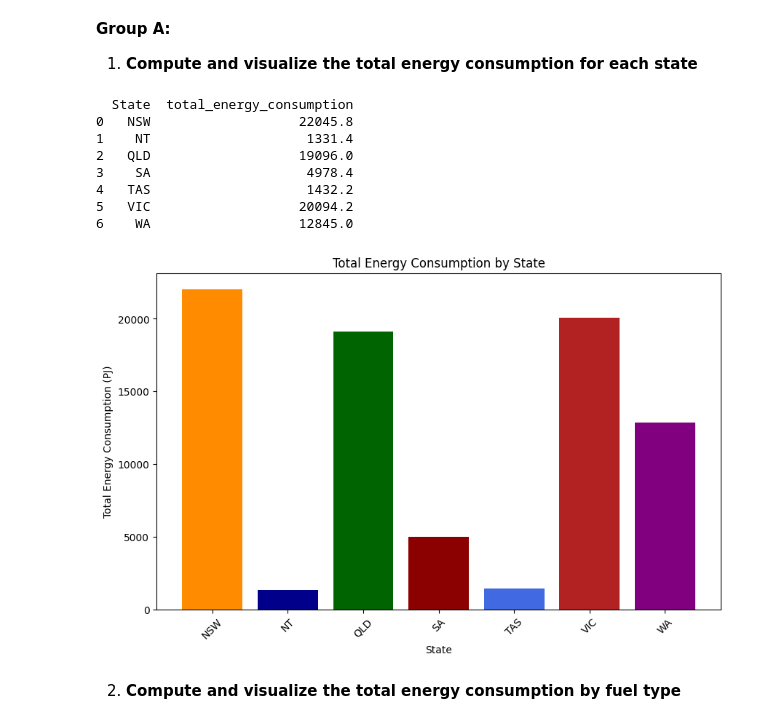
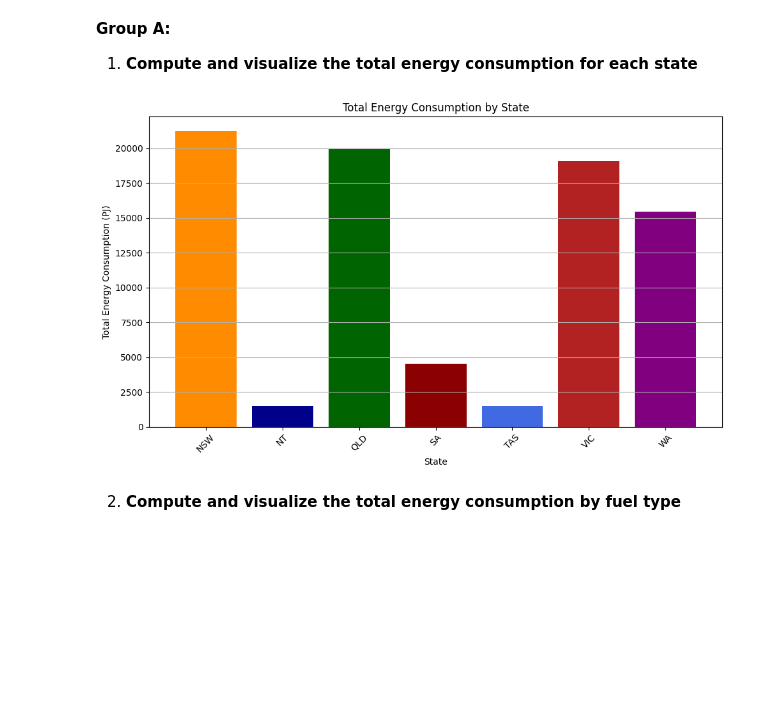
Before and after one commit to TanisiCurtin/Programming-Assignment-2, a Jupyter notebook: Business_Report_Notebook.ipynb, the cells around one changed output. Cells and saved outputs as stored; diff of their text form; code cells hidden in the pictures; blank space fills up the shorter version.

```diff
--- a/Business_Report_Notebook.ipynb
+++ b/Business_Report_Notebook.ipynb
@@ -72,50 +72,62 @@ So there is one Table called AUS_energy with 8 columns Year	State	Coal (PJ)	Oil
  **Group A:**
 1. **Compute and visualize the total energy consumption for each state**
 # %%
-# Sample Data Definition
-data = {
-    'Year': ['2008-09']*7 + ['2009-10']*7 + ['2010-11']*7 + ['2011-12']*7 + ['2012-13']*7 + ['2013-14']*7 + ['2014-15']*7 + ['2015-16']*7 + ['2016-17']*7 + ['2017-18']*7 + ['2018-19']*7 + ['2019-20']*7 + ['2020-21']*7 + ['2021-22']*7,
-    'State': ['WA', 'NSW', 'VIC', 'QLD', 'SA', 'TAS', 'NT']*14,
-    'Coal (PJ)': [132.9, 800.9, 695.3, 629.2, 80.2, 12.4, None]*14,
-    'Oil (PJ)': [294.3, 587.5, 432.9, 469.5, 120.2, 41.6, 54.8]*14,
-    'Gas (PJ)': [474.7, 131.6, 273.5, 187.9, 134, 11.2, 39.9]*14,
-    'Renewables (PJ)': [15.6, 54.7, 33.6, 77.4, 21.2, 37.1, 0.4]*14
-}
+# SQL query to select energy data from the AUS_energy table
+sql_query = """
+SELECT
+    Year,
+    State,
+    `Coal (PJ)`,
+    `Oil (PJ)`,
+    `Gas (PJ)`,
+    `Renewables (PJ)`
+FROM
+    AUS_energy;
+"""
 
-# Create DataFrame
-df = pd.DataFrame(data)
+# Read data from SQL query into a DataFrame
+df = pd.read_sql_query(sql_query, conn)
+ #preproccessing data- done with the help of Copilot AI
+def preprocess_energy_data(df, energy_columns):
+    """
+    Preprocess the energy data by converting energy columns to numeric values.
 
-# Convert the energy columns to numeric, forcing any errors to NaN
+    Parameters:
+    df (pd.DataFrame): The input data frame containing energy data.
+    energy_columns (list): List of energy columns to be converted.
+
+    Returns:
+    pd.DataFrame: The processed data frame with numeric energy columns.
+    """
+    df[energy_columns] = df[energy_columns].apply(pd.to_numeric, errors='coerce')
+    return df
+
+# Define the energy columns
 energy_columns = ['Coal (PJ)', 'Oil (PJ)', 'Gas (PJ)', 'Renewables (PJ)']
-df[energy_columns] = df[energy_columns].apply(pd.to_numeric, errors='coerce')
+
+# Preprocess the energy data
+df = preprocess_energy_data(df, energy_columns)
 
 # Calculate total energy consumption
 df['total_energy_consumption'] = df[energy_columns].sum(axis=1)
 
 # Group by state and sum the total energy consumption
-total_consumption_by_state = df.groupby('State')['total_energy_consumption'].sum().reset_index()
+total_cons_by_state = df.groupby('State')['total_energy_consumption'].sum().reset_index()
 
-# Print the table
-print(total_consumption_by_state)
-
-# Plot the total energy consumption by state
+# Plot the total energy consumption by state ( used Gemini AI to figure out the colors for python)
 plt.figure(figsize=(10, 6))
-plt.bar(total_consumption_by_state['State'], total_consumption_by_state['total_energy_consumption'], color=['darkorange', 'darkblue', 'darkgreen', 'darkred','royalblue','firebrick','purple'])
+plt.bar(total_cons_by_state['State'], total_cons_by_state['total_energy_consumption'], color=['darkorange', 'darkblue', 'darkgreen', 'darkred', 'royalblue', 'firebrick', 'purple'])
 plt.title('Total Energy Consumption by State')
 plt.ylabel('Total Energy Consumption (PJ)')
 plt.xlabel('State')
 plt.xticks(rotation=45)
+plt.grid(axis='y')
+
+# Show the plot
+plt.tight_layout()
 plt.show()
 # %% [output]
-  State  total_energy_consumption
-0   NSW                   22045.8
-1    NT                    1331.4
-2   QLD                   19096.0
-3    SA                    4978.4
-4   TAS                    1432.2
-5   VIC                   20094.2
-6    WA                   12845.0
-[figure, old version]
+[figure, new version]
 # %% [markdown]
 2. **Compute and visualize the total energy consumption by fuel type**
 # %%
```
Also changed, not shown: parts of 16 cells of this notebook.
